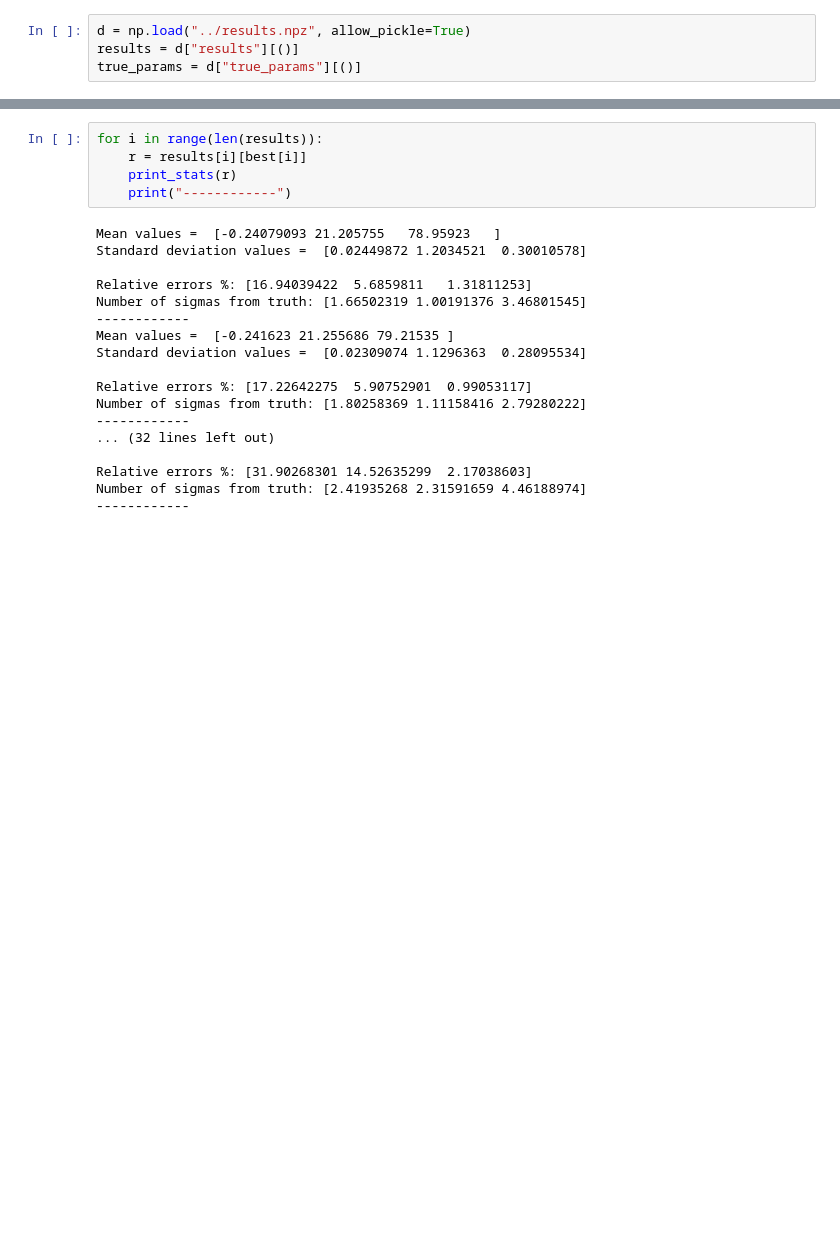
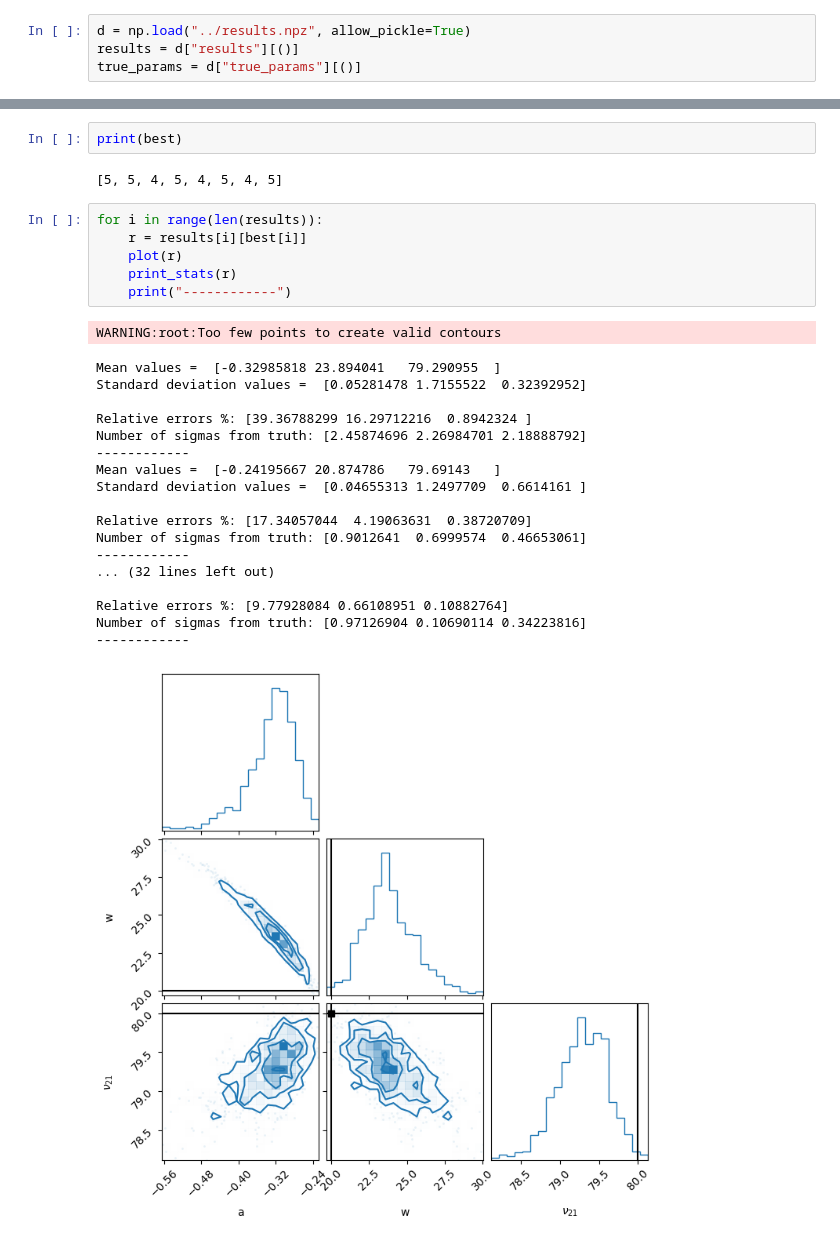
Before and after one commit to christianhbye/MIST-global-signal, a Jupyter notebook: notebooks/nfg_sweep.ipynb, the cells around one changed output, grey strips where cells are left out. Cells and saved outputs as stored; diff of their text form; blank space fills up the shorter version.

```diff
--- a/notebooks/nfg_sweep.ipynb
+++ b/notebooks/nfg_sweep.ipynb
@@ -57,23 +60,30 @@ def plot(r, labels=["a", "w", "$\\nu_{21}$"]):
+# %%
+print(best)
+# %% [output]
+[5, 5, 4, 5, 4, 5, 4, 5]
 # %%
 for i in range(len(results)):
     r = results[i][best[i]]
+    plot(r)
     print_stats(r)
     print("------------")
 # %% [output]
-Mean values =  [-0.24079093 21.205755   78.95923   ]
-Standard deviation values =  [0.02449872 1.2034521  0.30010578]
-
-Relative errors %: [16.94039422  5.6859811   1.31811253]
-Number of sigmas from truth: [1.66502319 1.00191376 3.46801545]
-------------
-Mean values =  [-0.241623 21.255686 79.21535 ]
-Standard deviation values =  [0.02309074 1.1296363  0.28095534]
-
-Relative errors %: [17.22642275  5.90752901  0.99053117]
-Number of sigmas from truth: [1.80258369 1.11158416 2.79280222]
-------------
-... (32 lines left out)
-
-Relative errors %: [31.90268301 14.52635299  2.17038603]
-Number of sigmas from truth: [2.41935268 2.31591659 4.46188974]
-------------
+WARNING:root:Too few points to create valid contours
+Mean values =  [-0.32985818 23.894041   79.290955  ]
+Standard deviation values =  [0.05281478 1.7155522  0.32392952]
+
+Relative errors %: [39.36788299 16.29712216  0.8942324 ]
+Number of sigmas from truth: [2.45874696 2.26984701 2.18888792]
+------------
+Mean values =  [-0.24195667 20.874786   79.69143   ]
+Standard deviation values =  [0.04655313 1.2497709  0.6614161 ]
+
+Relative errors %: [17.34057044  4.19063631  0.38720709]
+Number of sigmas from truth: [0.9012641  0.6999574  0.46653061]
+------------
+... (32 lines left out)
+
+Relative errors %: [9.77928084 0.66108951 0.10882764]
+Number of sigmas from truth: [0.97126904 0.10690114 0.34223816]
+------------
+[figure, added]
```
Also changed, not shown: parts of 4 cells of this notebook, 1 other file.
